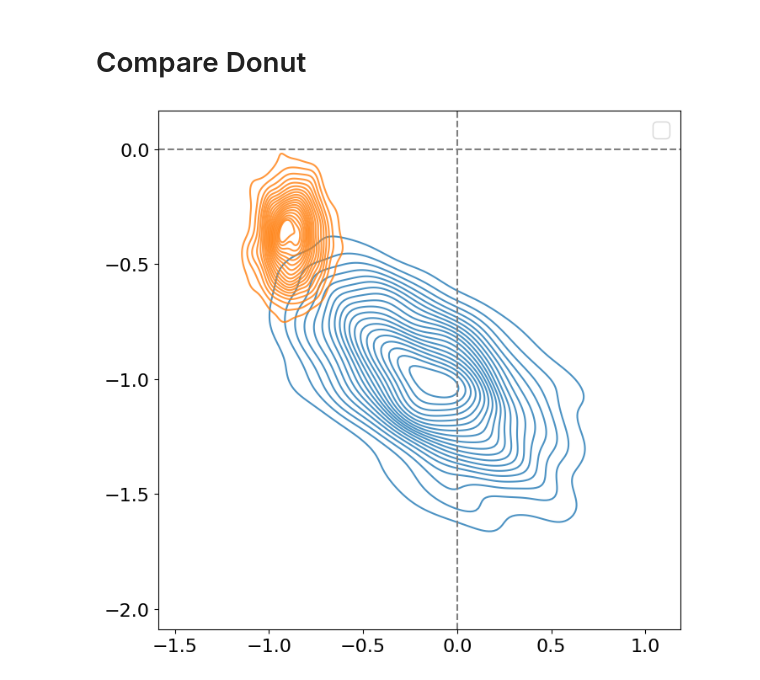
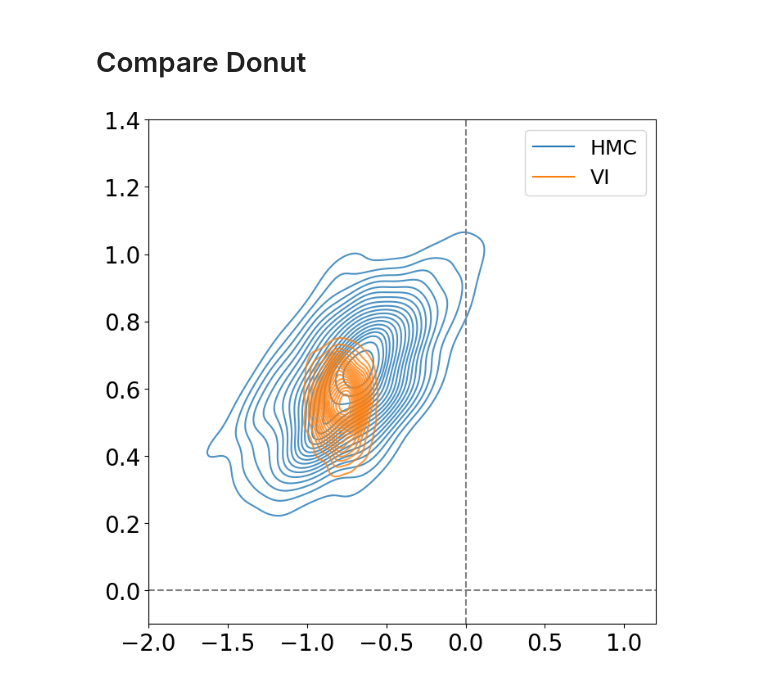
Before and after one commit to ninpnin/embedding-uncertainty-estimation, a Jupyter notebook: stan_simulation/plots.ipynb, the cells around one changed output. Drawn from its saved outputs; the diff is of its cells as text; code cells hidden in the pictures.

```diff
--- a/stan_simulation/plots.ipynb
+++ b/stan_simulation/plots.ipynb
@@ -421,7 +553,7 @@ vocabulary = data['vocabulary']
 
 # --  specify fit ---
 inference_method = 'hmc'
-size = 100000
+size = 50000
 saved_fits_dir = "stan_fits_dxdfixmap" #"stan_fits_mfvi_dxd" #"stan_fits_dxdfixmap" stan_fit_nofix
 fit = load_fit(size, saved_fits_dir)
 
@@ -538,7 +670,7 @@ vocabulary = data['vocabulary']
 
 # -- specify fit for HMC ---
 inference_method_hmc = 'hmc'
-size = 10000
+size = 20000
 saved_fits_dir_hmc = "stan_fits_dxdfixmap"
 fit_hmc = load_fit(size, saved_fits_dir_hmc)
 
@@ -549,7 +681,7 @@ inference_method_vi = 'vi'
 saved_fits_dir_vi = "stan_fits_mfvi_dxd"
 fit_vi = load_fit(size, saved_fits_dir_vi)
 
-word_vectors_samples_vi, _ = extract_word_and_context_vectors_vi(fit_vi.variational_sample_pd, vocabulary)
+word_vectors_samples_vi, context_vectors_samples_vi = extract_word_and_context_vectors_vi(fit_vi.variational_sample_pd, vocabulary)
 
 # ----
 
@@ -566,34 +698,40 @@ data_vi = {
     'Dim 1': word_samples_vi[0, :],
     'Dim 2': word_samples_vi[1, :],
     'Method': ['VI'] * word_samples_vi.shape[1]
 }
 
 df_hmc = pd.DataFrame(data_hmc)
 df_vi = pd.DataFrame(data_vi)
 
 df_combined = pd.concat([df_hmc, df_vi])
 
 plt.figure(figsize=(8, 8))
 sns.kdeplot(x='Dim 1', y='Dim 2', data=df_combined[df_combined['Method'] == 'HMC'], fill=False, thresh=0.05, levels=20, alpha=0.8, label='HMC')
 sns.kdeplot(x='Dim 1', y='Dim 2', data=df_combined[df_combined['Method'] == 'VI'], fill=False, thresh=0.05, levels=20, alpha=0.8, label='VI')
 
+# legend hack
+plt.plot([], [], label='HMC', color='tab:blue')
+plt.plot([], [], label='VI', color='tab:orange')
+
 #plt.scatter([np.mean(word_samples_hmc[0, :])], [np.mean(word_samples_hmc[1, :])], marker='x', color='tab:blue', label='Mean HMC')
 #plt.scatter([np.mean(word_samples_vi[0, :])], [np.mean(word_samples_vi[1, :])], marker='x', color='tab:orange', label='Mean VI')
 
 plt.axhline(y=0, color='tab:gray', ls='--')
 plt.axvline(x=0, color='tab:gray', ls='--')
 #plt.xlim([-2, 2])
 #plt.ylim([-2, 2])
+plt.xlim([-2, 1.2])
+plt.ylim([-0.1, 1.4])
 
-plt.tick_params(axis='both', which='major', labelsize=16)
+plt.tick_params(axis='both', which='major', labelsize=20)
 plt.xlabel('')
 plt.ylabel('')
 
 plt.legend()
 plt.savefig(f'figs/combined_filled_donut_wordidx{word_index}.pdf')
 
 plt.show()
 # %% [output]
-[figure, old version]
+[figure, new version]
 # %%
 def extract_word_and_context_vectors_gibbs(filepath, vocabulary, D=2):
```
Also changed, not shown: parts of 23 cells of this notebook.
